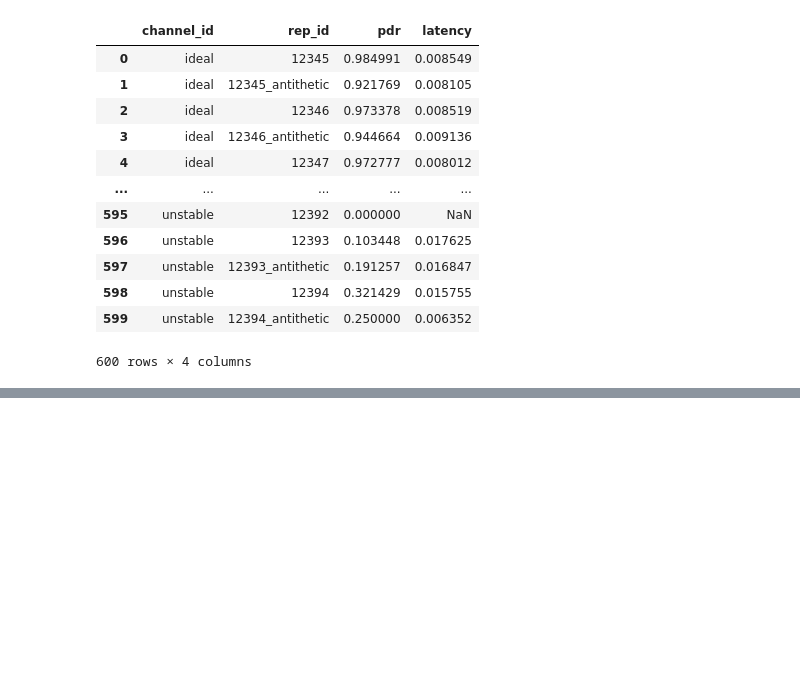
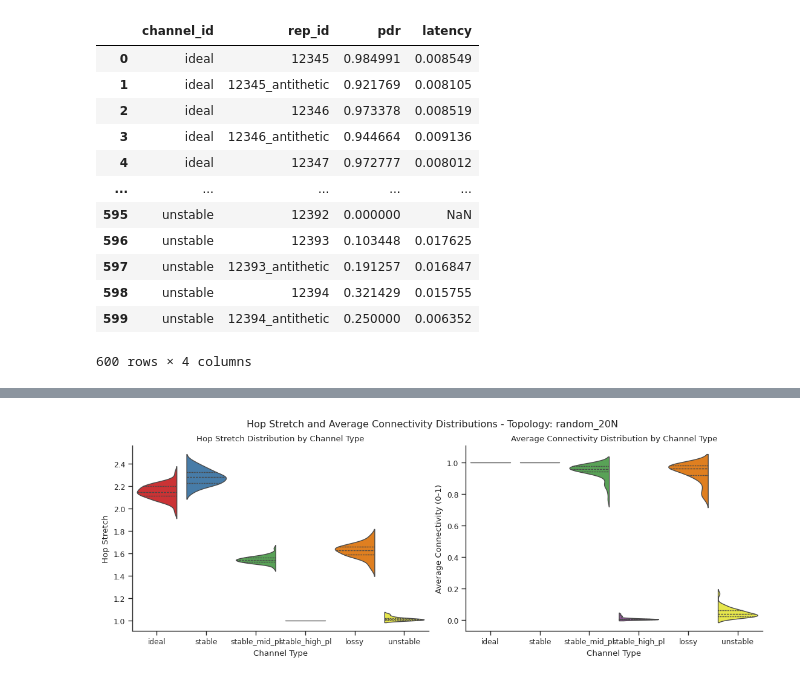
Before and after one commit to damiano-salvaterra/SPE-project, a Jupyter notebook: src/evaluation/process_results.ipynb, the cells around one changed output, grey strips where cells are left out. Saved outputs shown, nothing was run; the diff lists cells and outputs as text; code cells hidden in the pictures; blank space fills up the shorter version.

```diff
--- a/src/evaluation/process_results.ipynb
+++ b/src/evaluation/process_results.ipynb
@@ -346,0 +601,44 @@ plt.show()
+# %%
+fig, axes = plt.subplots(figsize=(11, 4), constrained_layout=True, ncols=2)
+
+
+hs_ax = axes[0]
+ac_ax = axes[1]
+
+sns.violinplot(
+    data=results_df,
+    x="channel_id",
+    y="hop_stretch",
+    palette=palette,
+    hue="channel_id",
+    inner="quartile",
+    ax=hs_ax,
+    split=True,
+)
+hs_ax.set_title("Hop Stretch Distribution by Channel Type")
+hs_ax.set_xlabel("Channel Type")
+hs_ax.set_ylabel("Hop Stretch")
+
+sns.violinplot(
+    data=results_df,
+    x="channel_id",
+    y="avg_connectivity",
+    palette=palette,
+    hue="channel_id",
+    inner="quartile",
+    ax=ac_ax,
+    split=True,
+)
+ac_ax.set_title("Average Connectivity Distribution by Channel Type")
+ac_ax.set_xlabel("Channel Type")
+ac_ax.set_ylabel("Average Connectivity (0-1)")
+
+
+sns.despine()
+plt.suptitle(
+    f"Hop Stretch and Average Connectivity Distributions - Topology: {TOPOLOGY_FOLDER_TO_ANALYZE}",
+)
+
+plt.show()
+# %% [output]
+[figure, added]
```
Also changed, not shown: parts of 14 cells of this notebook.
